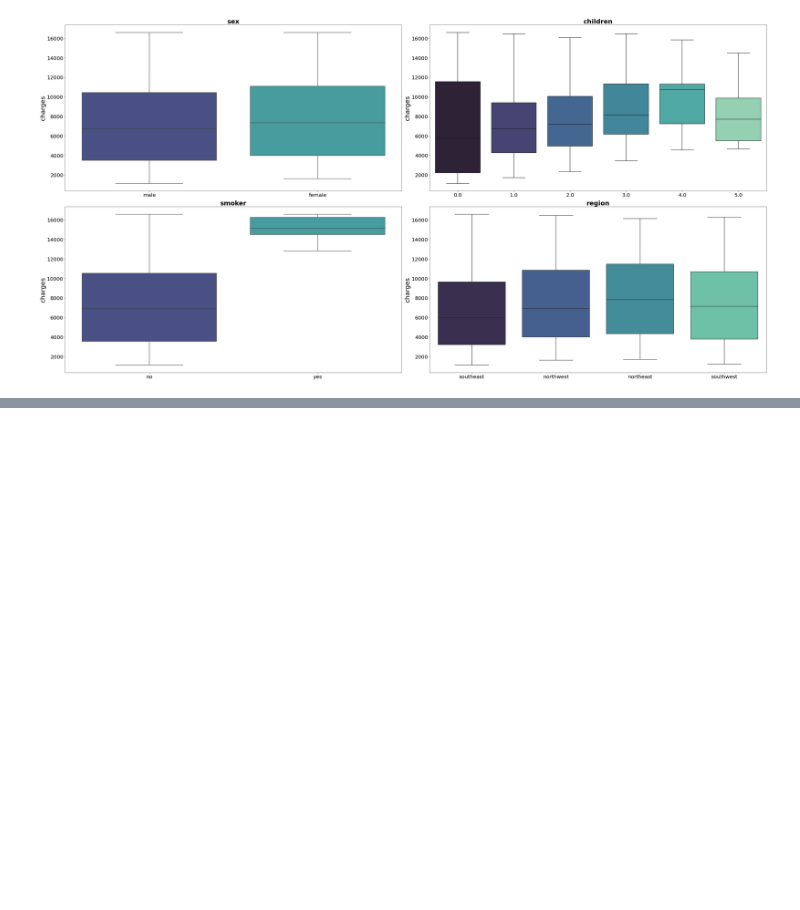
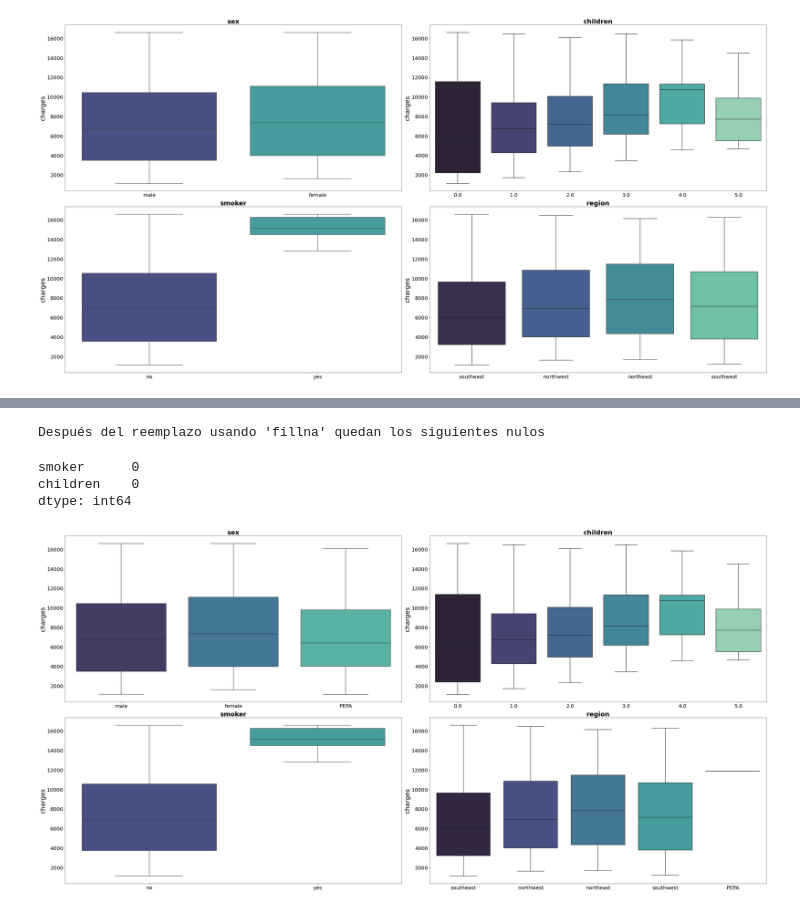
Before and after one commit to Ironhack-Data-Madrid-PartTime-May22/apuntes_clases, a Jupyter notebook: semana-16/16.2-Ejemplo_preprocesamiento.ipynb, the cells around one changed output, grey strips where cells are left out. Drawn from its saved outputs; the diff is of its cells as text; code cells hidden in the pictures; blank space fills up the shorter version.

```diff
--- a/semana-16/16.2-Ejemplo_preprocesamiento.ipynb
+++ b/semana-16/16.2-Ejemplo_preprocesamiento.ipynb
@@ -503,0 +595,43 @@ fig.tight_layout();
+# %%
+# iteramos por la lista creada en el paso anterior:
+for columna in columnas_moda:
+    # calculamos la moda para la columna por la que estamos iterando
+    moda = df_menores[columna].mode()[0]
+    # utilizando el método fillna reemplazamos los valores nulos por la moda calculada en el paso anterior.
+    df_menores[columna] = df_menores[columna].fillna(moda)
+
+# por último chequeamos si se han eliminado los nulos en las columnas de "marital" y "loan"
+print("Después del reemplazo usando 'fillna' quedan los siguientes nulos")
+
+df_menores[columnas_moda].isnull().sum()
+# %% [output]
+Después del reemplazo usando 'fillna' quedan los siguientes nulos
+smoker      0
+children    0
+dtype: int64
+# %%
+fig, axes = plt.subplots(nrows = 2, ncols = 2, figsize = (40, 20))
+
+
+axes = axes.flat
+
+columnas_cat = df_menores.select_dtypes(include = ["object", "category"]).columns
+
+for i, colum in enumerate(columnas_cat):
+    sns.boxplot(
+        data = df_menores,
+        x = colum,
+        y = "charges",
+        palette = "mako",
+        ax = axes[i])
+
+
+    axes[i].set_title(colum, fontsize = 25, fontweight = "bold")
+    axes[i].tick_params(labelsize = 20)
+    axes[i].set_xlabel("")
+    axes[i].set_ylabel( "charges", fontsize = 25)
+
+
+fig.tight_layout();
+# %% [output]
+[figure, added]
```
Also changed, not shown: parts of 10 cells of this notebook, 5 other files.
